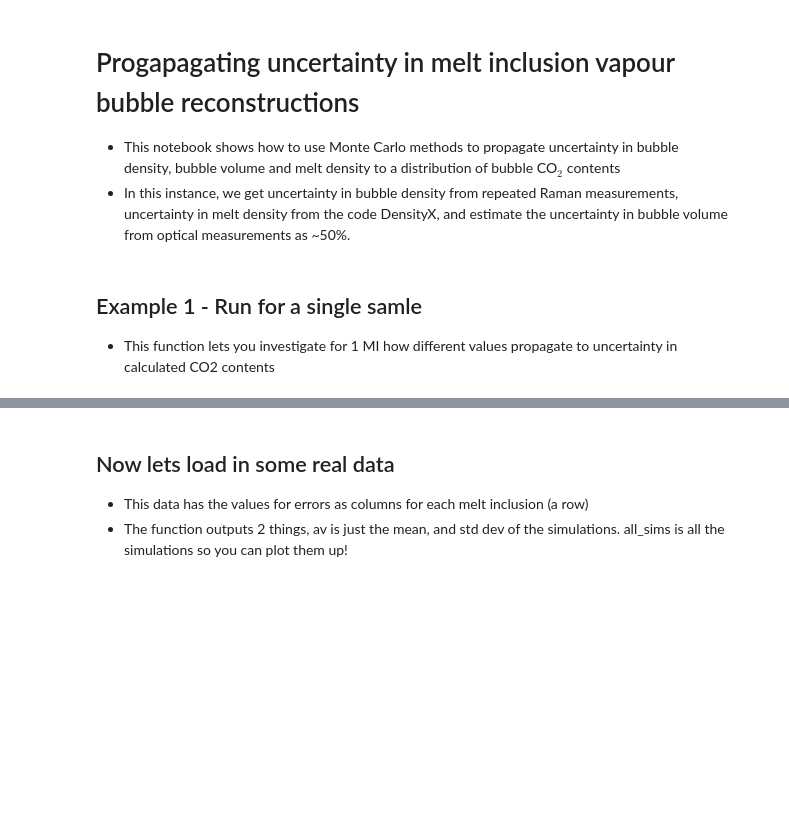
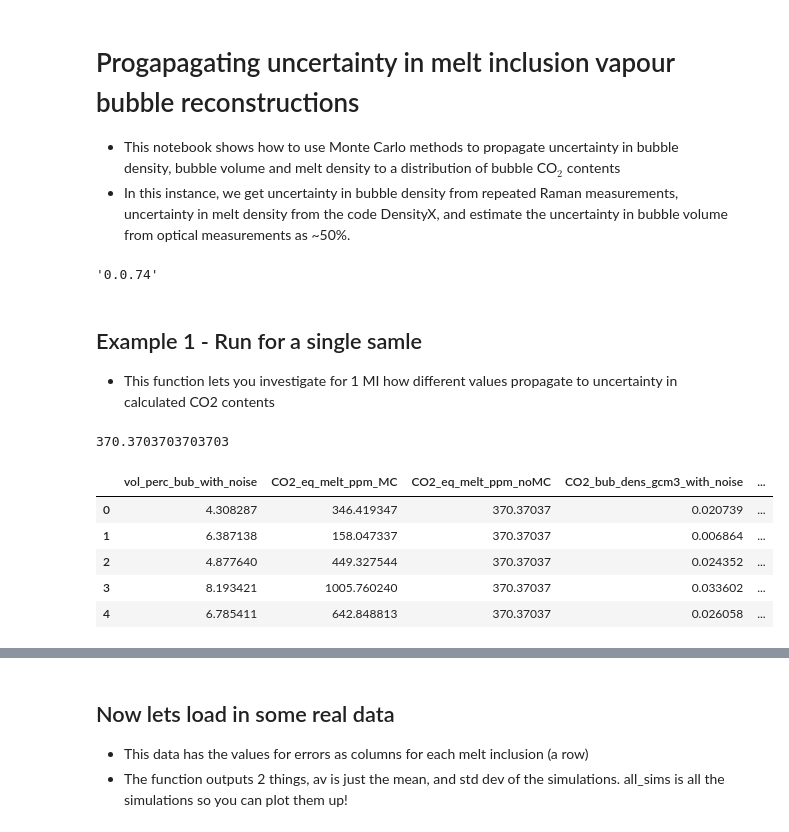
Before and after one commit to PennyWieser/DiadFit, a Jupyter notebook: docs/Examples/Example8_Uncertainty_MI_Vapour_Bubbles/CO2_error_prop.ipynb, the cells around one changed output, grey strips where cells are left out. Drawn from its saved outputs; the diff is of its cells as text; code cells hidden in the pictures; blank space fills up the shorter version.

```diff
--- a/docs/Examples/Example8_Uncertainty_MI_Vapour_Bubbles/CO2_error_prop.ipynb
+++ b/docs/Examples/Example8_Uncertainty_MI_Vapour_Bubbles/CO2_error_prop.ipynb
@@ -8,6 +8,9 @@ import pandas as pd
 import matplotlib.pyplot as plt
 # The code to do the MC is in DiadFit, make sure you cite!
 import DiadFit as pf
+pf.__version__
+# %% [output]
+'0.0.74'
 # %% [markdown]
 ## Example 1 - Run for a single samle
 - This function lets you investigate for 1 MI how different values propagate to uncertainty in calculated CO2 contents
@@ -19,0 +17,48 @@ error_melt_dens_kgm3=200, error_type_melt_dens_kgm3='Abs', error_dist_melt_dens_
+# %%
+#  Which of your samples do you want to look at? here we look at the first one
+sample_i=0
+## How many duplicates do you want?
+N_dup=1000
+# What is the measured vol% of your bubble
+vol_perc_bub=5
+# What is your estimated error on this value? Is this an absolute error, a percentage error - do you think the error is distributed normally or uniformly etc
+error_vol_perc_bub=40
+error_type_vol_perc_bub='Perc'
+error_dist_vol_perc_bub='normal'
+# What is your measured bubble density in g/cm3 by Raman or microthermometry?
+CO2_bub_dens_gcm3=0.02
+# What is the error on that value? Here we use the absolute error outputted by DiadFit. This is an absolute error and it should follow a normal distribution as its a 1 sigma value
+error_CO2_bub_dens_gcm3=0.01
+error_type_CO2_bub_dens_gcm3='Abs'
+error_dist_CO2_bub_dens_gcm3='normal'
+# Melt density (e.g. from DensityX)
+melt_dens_kgm3=2700
+# Estimated error on that - here we use 200 kg/m3, its absolute, and distributed normally
+error_melt_dens_kgm3=80
+error_type_melt_dens_kgm3='Abs'
+error_dist_melt_dens_kgm3='normal'
+all_sims=pf.propagate_CO2_in_bubble_ind(sample_i=sample_i,  N_dup=N_dup, vol_perc_bub=vol_perc_bub,
+ error_vol_perc_bub=error_vol_perc_bub, error_type_vol_perc_bub=error_type_vol_perc_bub, error_dist_vol_perc_bub=error_dist_vol_perc_bub,
+CO2_bub_dens_gcm3=CO2_bub_dens_gcm3, error_CO2_bub_dens_gcm3=error_CO2_bub_dens_gcm3, error_type_CO2_bub_dens_gcm3=error_type_CO2_bub_dens_gcm3,
+error_dist_CO2_bub_dens_gcm3=error_dist_CO2_bub_dens_gcm3,
+melt_dens_kgm3=melt_dens_kgm3, error_melt_dens_kgm3=error_melt_dens_kgm3, error_type_melt_dens_kgm3=error_type_melt_dens_kgm3,
+error_dist_melt_dens_kgm3=error_dist_melt_dens_kgm3, len_loop=1)
+# %%
+# Lets do the basic math just to persuade ourselves this is working
+vol_perc_bub=5
+melt_dens_gcm3=2.7
+bub_dens_gcm3=0.02
+CO2_eq_bubble=10**4*(bub_dens_gcm3*vol_perc_bub/melt_dens_gcm3)
+CO2_eq_bubble
+# %% [output]
+370.3703703703703
+# %%
+# Now lets look at the simulation for this one sapmle. The column 'CO2_eq_melt_ppm_noMC' is the same answer as above. The column CO2_eq_melt_ppm_MC gives 1 MonteCarlo result.
+all_sims.head()
+# %% [output]
+|  | vol_perc_bub_with_noise | CO2_eq_melt_ppm_MC | CO2_eq_melt_ppm_noMC | CO2_bub_dens_gcm3_with_noise | ... |
+| 0 | 4.308287 | 346.419347 | 370.37037 | 0.020739 | ... |
+| 1 | 6.387138 | 158.047337 | 370.37037 | 0.006864 | ... |
+| 2 | 4.877640 | 449.327544 | 370.37037 | 0.024352 | ... |
+| 3 | 8.193421 | 1005.760240 | 370.37037 | 0.033602 | ... |
+| 4 | 6.785411 | 642.848813 | 370.37037 | 0.026058 | ... |
```
Also changed, not shown: parts of 6 cells of this notebook, 3 other files.
